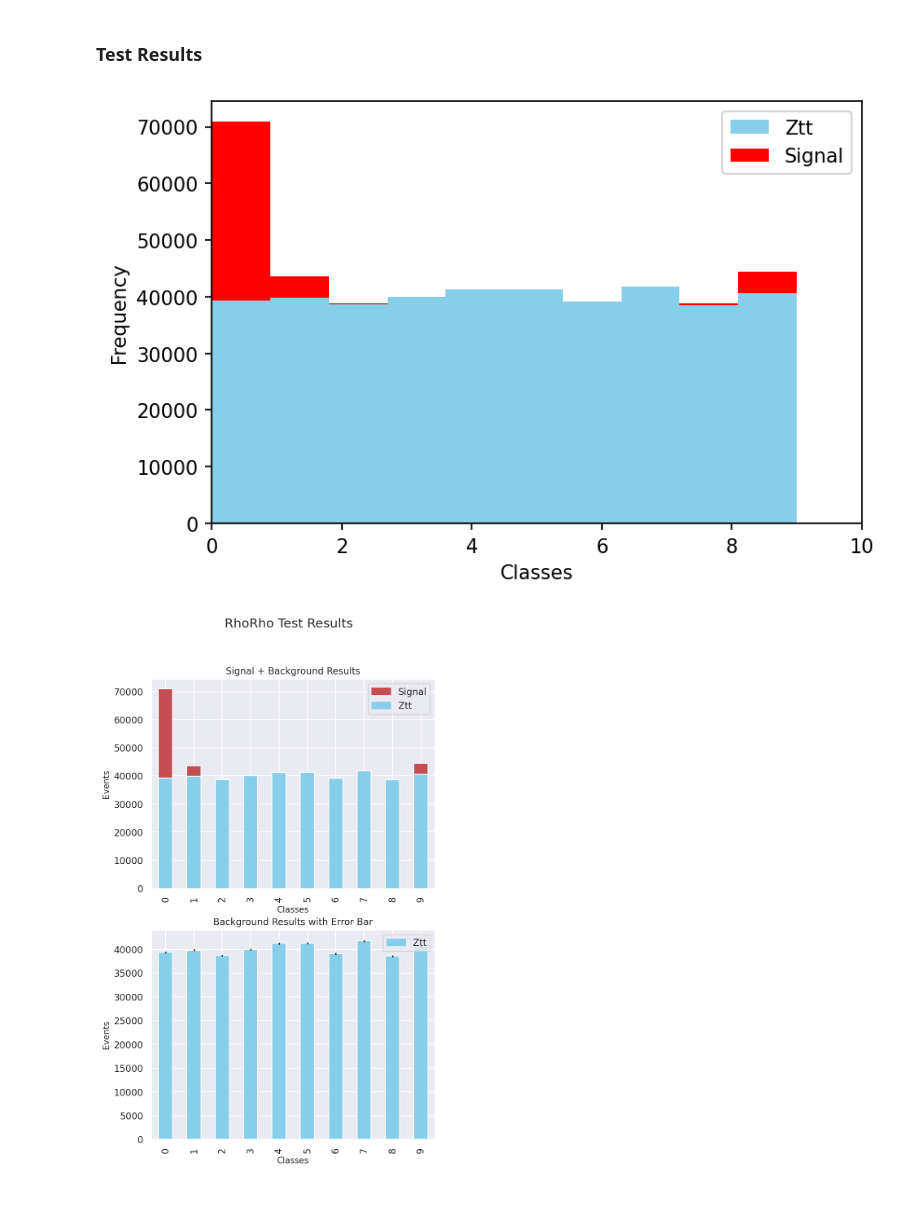
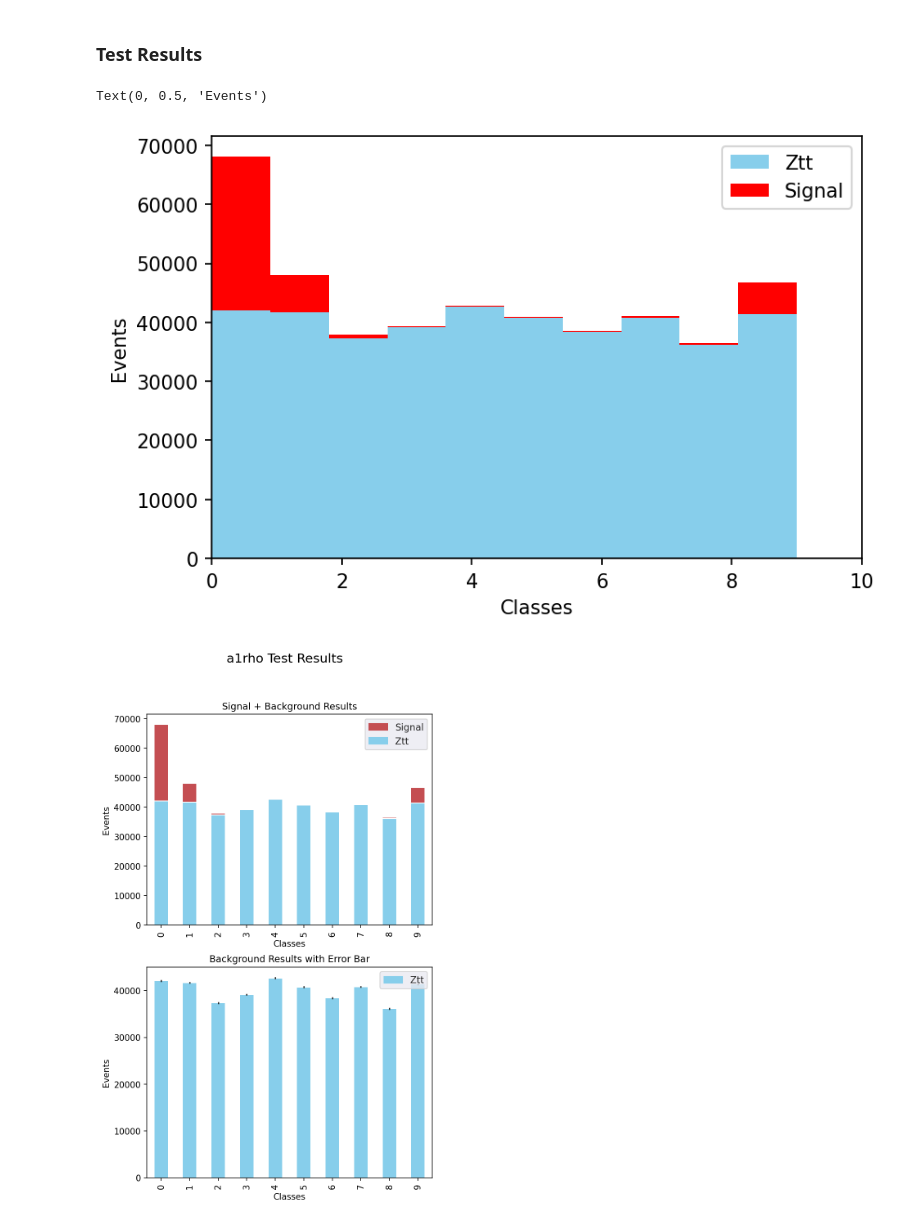
Before and after one commit to beatrice-pan/HiggsCP_DNN_modified, a Jupyter notebook: torch_model-rhorho-DNN.ipynb, the cells around one changed output. Cells and saved outputs as stored; diff of their text form; code cells hidden in the pictures.

Commit message:
Train all three decaymodes

```diff
--- a/torch_model-rhorho-DNN.ipynb
+++ b/torch_model-rhorho-DNN.ipynb
@@ -170,7 +166,11 @@ class NeuralNetwork(nn.Module):
 # %%
-model = NeuralNetwork(num_features=points[particle_idx].train.x.shape[1], num_classes=args.NUM_CLASSES,num_layers=args.LAYERS,drop_prob=0).to(device)
+model_path = os.path.join(os.getcwd() + '/model')
+if not os.path.exists(model_path):
+    os.mkdir(os.path.join(model_path))
+model = NeuralNetwork(num_features=points.train.x.shape[1], num_classes=args.NUM_CLASSES,num_layers=args.LAYERS,drop_prob=0).to(device)
+# model = NeuralNetwork(num_features=points[particle_idx].train.x.shape[1], num_classes=args.NUM_CLASSES,num_layers=args.LAYERS,drop_prob=0).to(device)
 opt_g=torch.optim.Adam(model.parameters(),lr=1e-3)
 criterion=nn.CrossEntropyLoss()
-early_stopping = EarlyStopping(patience=10, verbose=True,path='model/best_model.pt')
+early_stopping = EarlyStopping(patience=10, verbose=True,path=model_path+'/'+decaymode+'_best_model.pt')
 # %%
 epoch=200
@@ -230,25 +232,21 @@ Ztt raw data already converted into npy file :)
 # %%
 # events={'nn_rhorho':'RhoRhoEvent', 'nn_a1rho':'A1RhoEvent', 'nn_a1a1':'A1A1Event'}
 if args.REPRO:
-    for decaymode in tqdm(decaymodes):
-        points = []
-        args.Z_NOISE_FRACTION = 1
-        args.IN = 'HiggsCP_data/'+decaymode
-        args.TYPE = 'nn_'+decaymode
-        data, weights, argmaxs, perm, c012s, hits_argmaxs, hits_c012s = preprocess_data(args)
-        event = eval(events[args.TYPE])(data, args)
-        points.append(EventDatasets(event, weights, argmaxs, perm, c012s=c012s, hits_argmaxs=hits_argmaxs,  hits_c012s=hits_c012s, miniset=args.MINISET, unweighted=args.UNWEIGHTED))
-        pickle.dump(points,open(args.IN+'/events_w_background.pk','wb'))
-        break
+    args.Z_NOISE_FRACTION = 1
+    args.IN = 'HiggsCP_data/'+decaymode
+    args.TYPE = 'nn_'+decaymode
+    data, weights, argmaxs, perm, c012s, hits_argmaxs, hits_c012s = preprocess_data(args)
+    event = eval(events[args.TYPE])(data, args)
+    points = EventDatasets(event, weights, argmaxs, perm, c012s=c012s, hits_argmaxs=hits_argmaxs,  hits_c012s=hits_c012s, miniset=args.MINISET, unweighted=args.UNWEIGHTED)
+    pickle.dump(points,open(args.IN+'/events_w_background.pk','wb'))
 # %% [markdown]
 ### Loading bkgd samples
 # %%
 background_points=pickle.load(open(args.IN+'/events_w_background.pk','rb'))
 # %%
-particle_idx = 0 # 0 for rhorho
 background=[]
-background.append(background_points[particle_idx].train.x[background_points[particle_idx].train.weights.sum(axis=1)==0])
-background.append(background_points[particle_idx].valid.x[background_points[particle_idx].valid.weights.sum(axis=1)==0])
-background.append(background_points[particle_idx].test.x[background_points[particle_idx].test.weights.sum(axis=1)==0])
+background.append(background_points.train.x[background_points.train.weights.sum(axis=1)==0])
+background.append(background_points.valid.x[background_points.valid.weights.sum(axis=1)==0])
+background.append(background_points.test.x[background_points.test.weights.sum(axis=1)==0])
 # %%
 background=np.concatenate(background)
@@ -272,7 +256,7 @@ background=torch.tensor(background).float().to(device)
 # %% [markdown]
 ### Testing NN w/ bkgd only
 # %%
-model.load_state_dict(torch.load('model/best_model.pt'))
+model.load_state_dict(torch.load(model_path+ '/'+decaymode+'_best_model.pt'))
 model.eval()
 with torch.no_grad():
     outputs=[]
@@ -315,13 +295,13 @@ signal_outputs= pickle.load(open(args.IN+'/NN_outputs_signal_only.pk','rb'))
 # create the dataframe; enumerate is used to make column names
 columns=['Ztt','Signal']
 fig,ax=plt.subplots(dpi=150)
-plt.xlabel("Classes")
-plt.ylabel("Events")
+
 df = pd.concat([pd.DataFrame(a, columns=[columns[i]]) for i, a in enumerate([bg_outputs, np.argmax(signal_outputs,axis=1)], 0)], axis=1)
-
 # plot the data
 ax.set_xlim(0,args.NUM_CLASSES-1)
 ax = df.plot.hist(stacked=True, bins=args.NUM_CLASSES-1,ax=ax, color = ['skyblue','red']).get_figure()
+plt.xlabel("Classes")
+plt.ylabel("Events")
 # ax.set_xticks(np.arange(args.NUM_CLASSES-1))
 # ax.set_xticklabels((np.linspace(0,2,args.NUM_CLASSES-1)*np.pi))
 #bars = ax.patches
@@ -331,5 +311,6 @@ ax = df.plot.hist(stacked=True, bins=args.NUM_CLASSES-1,ax=ax, color = ['skyblue
 #     for j in range(args.NUM_CLASSES-1):
 #         bars[i*(args.NUM_CLASSES-1)+j].set_hatch(hatches[i])
 # %% [output]
+Text(0, 0.5, 'Events')
-[figure, old version]
+[figure, new version]
 # %%
@@ -343,33 +327,33 @@ total = pd.concat([signal_df,bkgd_df['BgCounts']],axis = 1)
 # %%
 import seaborn as sns
 import matplotlib.patches as mpatches
 
 fig, axis = plt.subplots(2,1,figsize=(6,10),dpi=150)
-fig.suptitle("RhoRho Test Results", fontsize=15)
+fig.suptitle( decaymode + " Test Results", fontsize=15)
 axis[0].set_title('Signal + Background Results', fontsize=11)
 axis[1].set_title('Background Results with Error Bar', fontsize=11)
 # set plot style: grey grid in the background:
-sns.set(style="darkgrid")
+sns.set(style="dark")
 
 total[['BgCounts','SgCounts']].plot(kind="bar", ax = axis[0],stacked=True,color = ['skyblue','r']).get_figure()
 
 # add legend
 top_bar = mpatches.Patch(color='r', label='Signal')
 bottom_bar = mpatches.Patch(color='skyblue', label='Ztt')
 axis[0].legend(handles=[top_bar, bottom_bar])
 
 for i in range(len(axis)):
     axis[i].set_xlabel("Classes",fontsize=10)
     axis[i].set_ylabel("Events",fontsize=10)
 
 
 Poisson_std = [math.sqrt(i) for i in total['BgCounts'].to_numpy()]
 total[['BgCounts']].plot(kind="bar", ax = axis[1],stacked=True,color = ['skyblue','r'], yerr = Poisson_std, alpha = 1)
 # ax.bar(x_pos, CTEs, yerr=error, align='center', alpha=0.5, ecolor='black', capsize=10)
 axis[1].legend(handles=[bottom_bar])
 
 # show the graph
 plt.show()
 # %% [output]
-[figure, old version]
+[figure, new version]
 # %%
```
Also changed, not shown: parts of 17 cells of this notebook, 17 other files.
